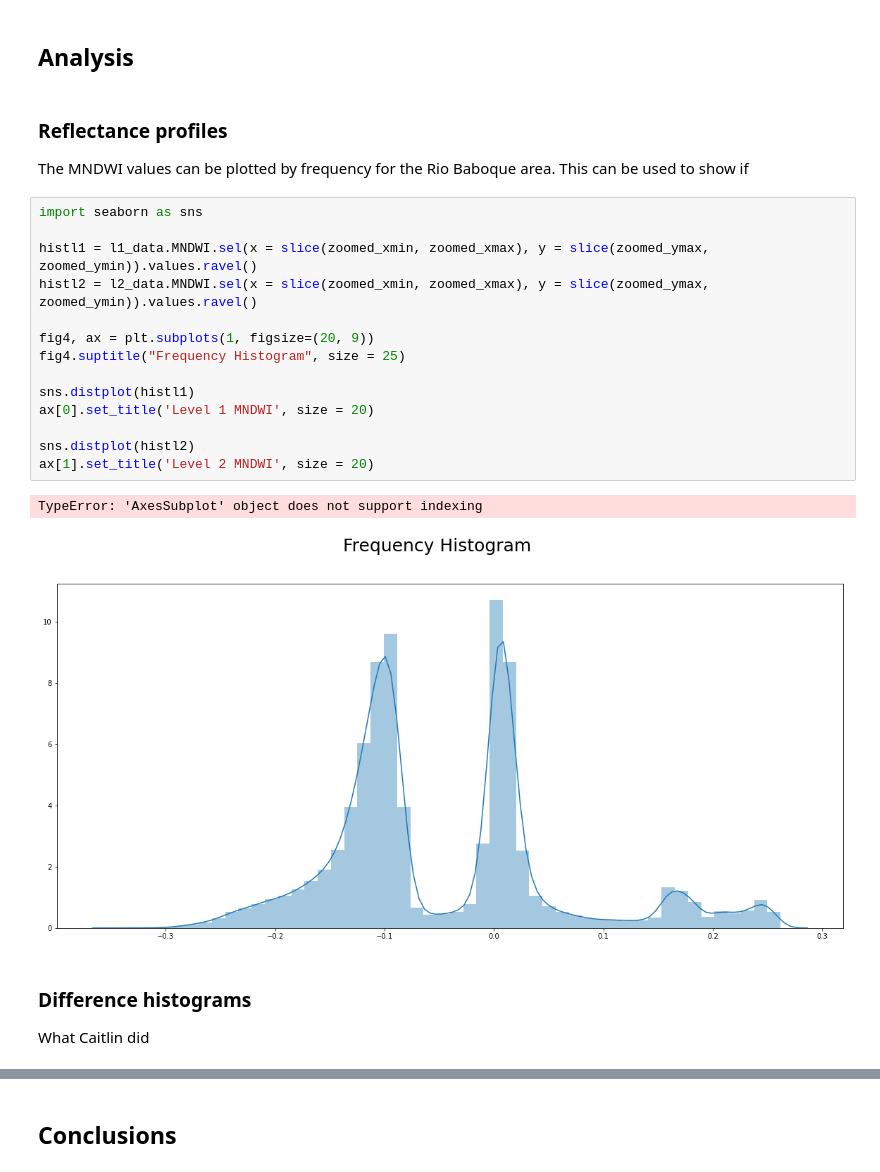
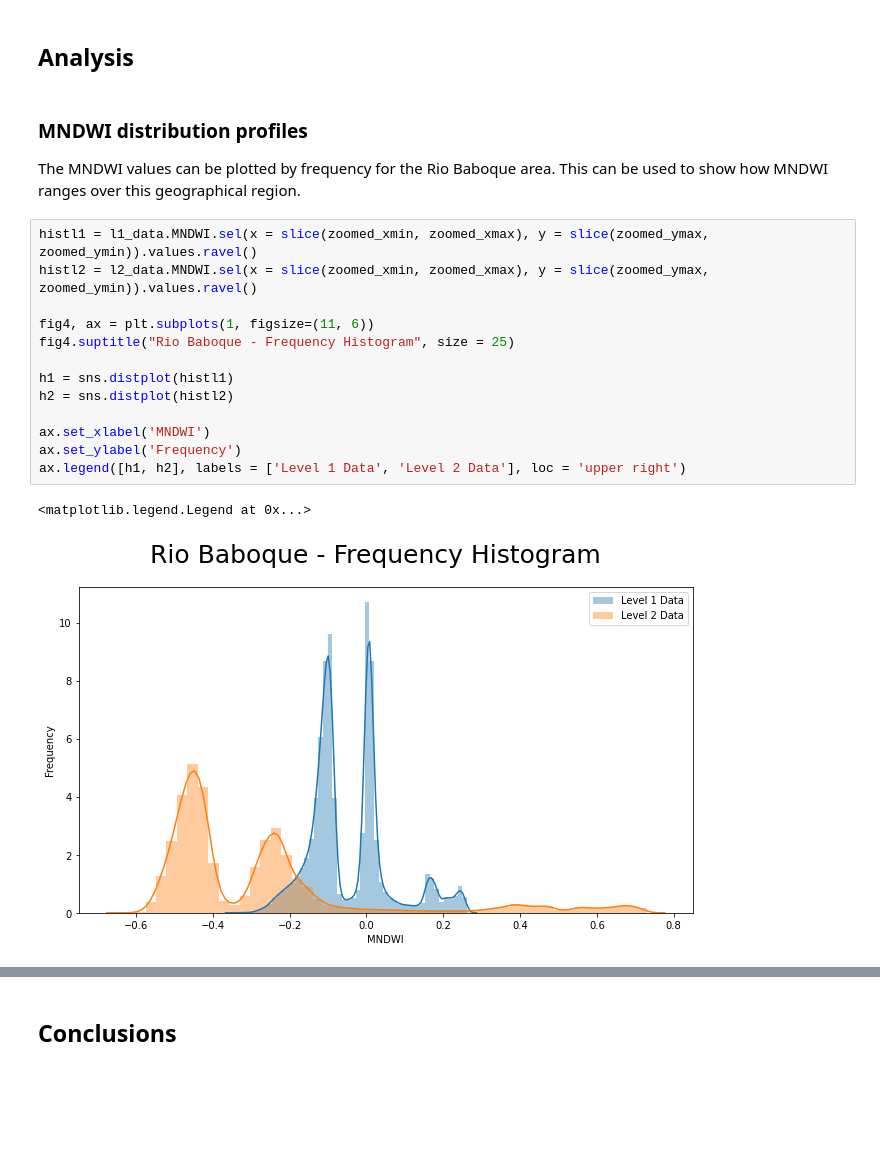
Before and after one commit to eefaye/deafrica-sandbox-notebooks, a Jupyter notebook: MNDWI Comparison - 7 July/Basic_Level 1 Level 2 Comparison - MNDWI.ipynb, the cells around one changed output, grey strips where cells are left out. Cells and saved outputs as stored; diff of their text form; blank space fills up the shorter version.

Commit message:
Basic histogram analysis

```diff
--- a/MNDWI Comparison - 7 July/Basic_Level 1 Level 2 Comparison - MNDWI.ipynb
+++ b/MNDWI Comparison - 7 July/Basic_Level 1 Level 2 Comparison - MNDWI.ipynb
@@ -258,27 +259,22 @@ Text(0.5, 1.0, 'Level 2 MNDWI')
 # %% [markdown]
 ## Analysis
 # %% [markdown]
-### Reflectance profiles
+### MNDWI distribution profiles
 
-The MNDWI values can be plotted by frequency for the Rio Baboque area. This can be used to show if
+The MNDWI values can be plotted by frequency for the Rio Baboque area. This can be used to show how MNDWI ranges over this geographical region.
 # %%
-import seaborn as sns
-
 histl1 = l1_data.MNDWI.sel(x = slice(zoomed_xmin, zoomed_xmax), y = slice(zoomed_ymax, zoomed_ymin)).values.ravel()
 histl2 = l2_data.MNDWI.sel(x = slice(zoomed_xmin, zoomed_xmax), y = slice(zoomed_ymax, zoomed_ymin)).values.ravel()
 
-fig4, ax = plt.subplots(1, figsize=(20, 9))
-fig4.suptitle("Frequency Histogram", size = 25)
+fig4, ax = plt.subplots(1, figsize=(11, 6))
+fig4.suptitle("Rio Baboque - Frequency Histogram", size = 25)
 
-sns.distplot(histl1)
-ax[0].set_title('Level 1 MNDWI', size = 20)
+h1 = sns.distplot(histl1)
+h2 = sns.distplot(histl2)
 
-sns.distplot(histl2)
-ax[1].set_title('Level 2 MNDWI', size = 20)
+ax.set_xlabel('MNDWI')
+ax.set_ylabel('Frequency')
+ax.legend([h1, h2], labels = ['Level 1 Data', 'Level 2 Data'], loc = 'upper right')
 # %% [output]
-TypeError: 'AxesSubplot' object does not support indexing
+<matplotlib.legend.Legend at 0x...>
-[figure, old version]
+[figure, new version]
-# %% [markdown]
-### Difference histograms
-
-What Caitlin did
```
Also changed, not shown: parts of 4 cells of this notebook, 1 other file.
